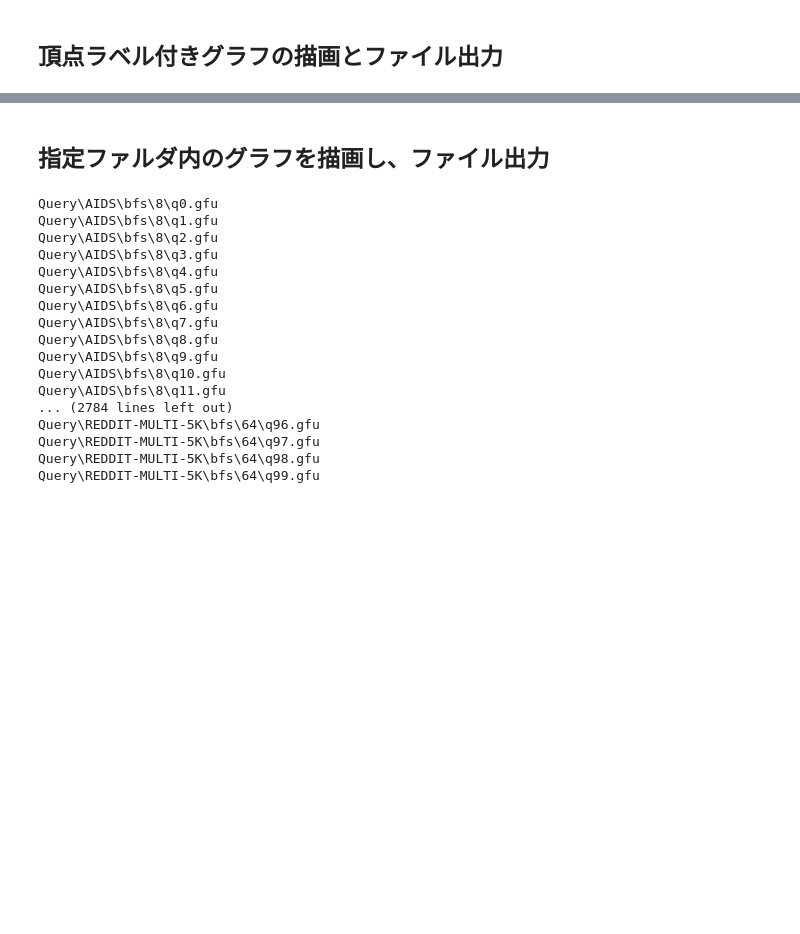
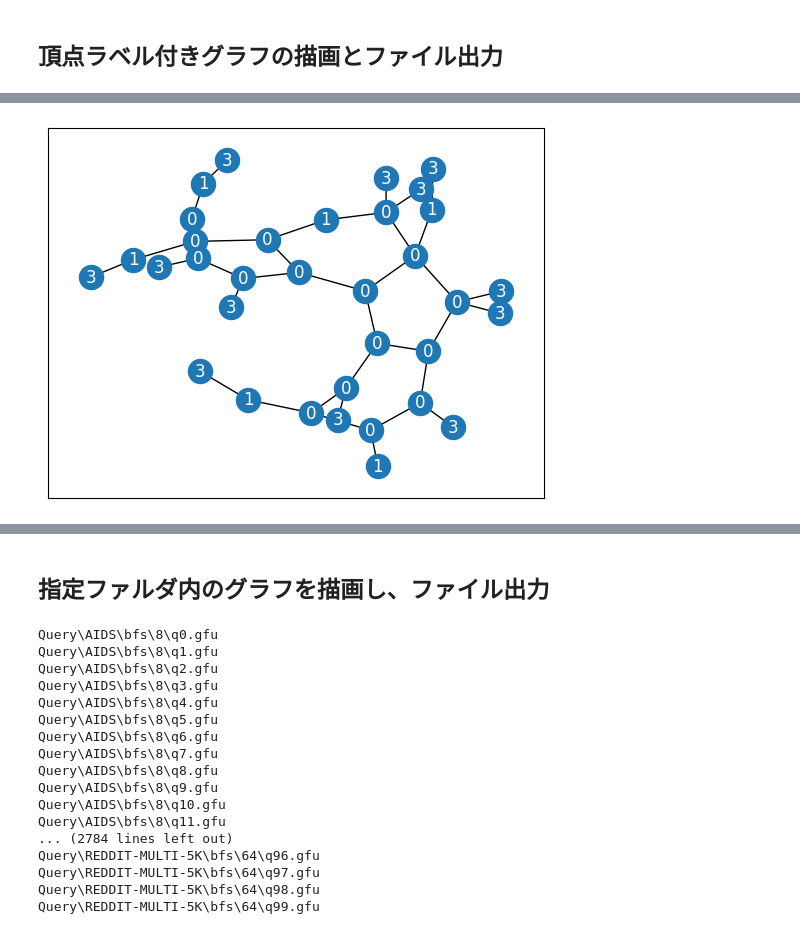
Before and after one commit to FRANKI3420/draw_graph, a Jupyter notebook: draw_graph.ipynb, the cells around one changed output, grey strips where cells are left out. Saved outputs shown, nothing was run; the diff lists cells and outputs as text; code cells hidden in the pictures; blank space fills up the shorter version.

```diff
--- a/draw_graph.ipynb
+++ b/draw_graph.ipynb
@@ -76,3 +386,78 @@ pdf.close()
+# %%
+import networkx as nx
+import matplotlib.pyplot as plt
+
+from matplotlib.backends.backend_pdf import PdfPages
+
+
+pdf = PdfPages("graph360.pdf")
+
+# ファイルを読み込む
+with open("graph360.txt", "r") as f:
+    data = f.readlines()
+
+data_len = len(data)
+
+now = 0
+
+
+while True:
+# 頂点数を取得
+    now +=1
+    labels = None
+    n = int(data[now])
+
+    # 頂点IDを取得
+    nodes = [int(x) for x in data[now+1:now+1+n]]
+
+    # グラフを初期化
+    G = nx.Graph()
+
+    id = 0
+
+
+    # 頂点をグラフに追加
+    for node in nodes:
+        # print(node)
+        # G.nodes[id] = node
+        G.add_node(id)
+        if id==0:
+            labels = {id: node}
+        else:
+            labels[id] = node
+
+        id+=1
+
+
+
+    # 辺の数を取得
+    m = int(data[now+n+1])
+
+    # 辺をグラフに追加
+    for line in data[now+n+2:now+n+2+m]:
+        u, v = map(int, line.split())
+        G.add_edge(u, v)
+
+    now+=n+2+m
+
+    fig = plt.figure()
+
+  # force-directed layoutアルゴリズムを使用してノードの位置を計算
+    pos = nx.spring_layout(G)
+    nx.draw_networkx_nodes(G, pos)
+    nx.draw_networkx_edges(G, pos)
+    nx.draw_networkx_labels(G, pos, labels,font_color='white')
+
+    plt.show()
+
+    plt.close()   # Figureオブジェクトを閉じる
+    pdf.savefig(fig)
+
+    if now>=data_len:
+        break
+pdf.close()
+# %% [output]
+[figure, added]
 # %%
 import networkx as nx
 import matplotlib.pyplot as plt
```
Also changed, not shown: parts of 6 cells of this notebook, 10 other files.
